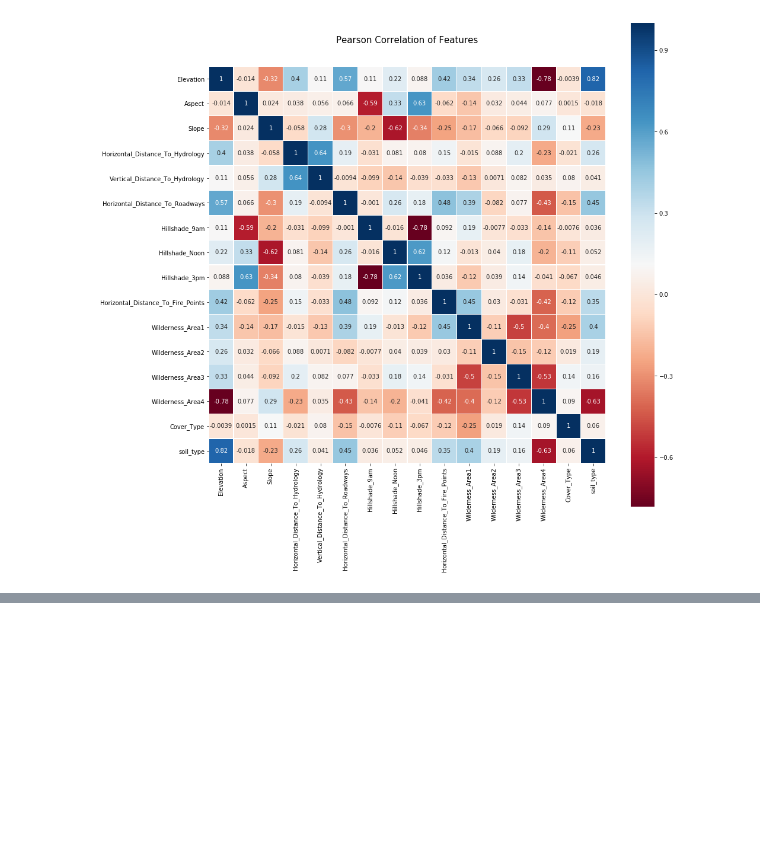
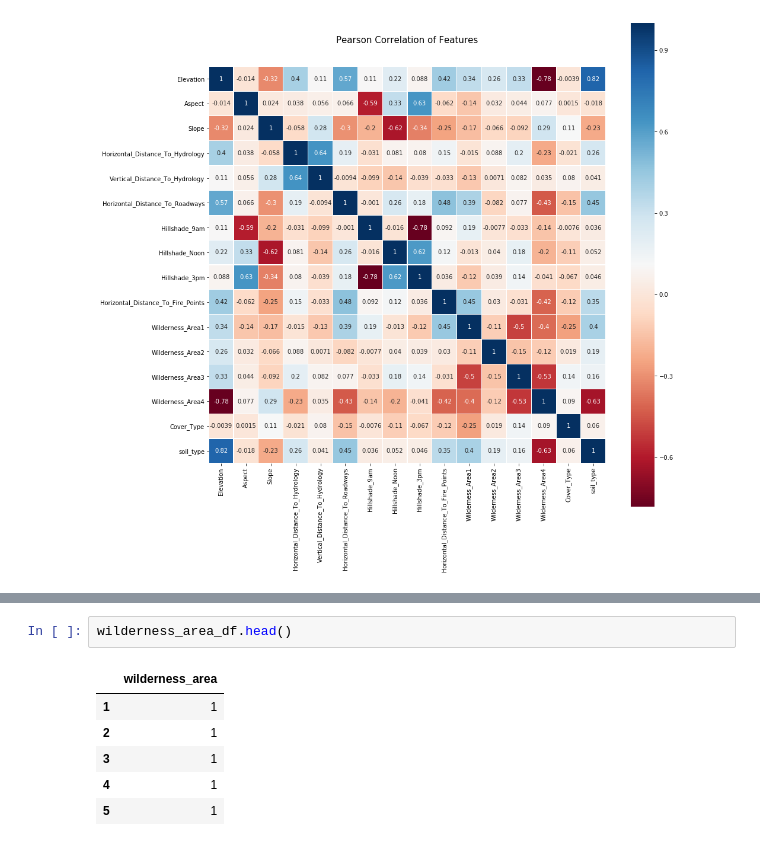
Before and after one commit to k8tems/forest-cover-type-prediction, a Jupyter notebook: 2018-05-14-21-43.ipynb, the cells around one changed output, grey strips where cells are left out. Saved outputs shown, nothing was run; the diff lists cells and outputs as text; blank space fills up the shorter version.

```diff
--- a/2018-05-14-21-43.ipynb
+++ b/2018-05-14-21-43.ipynb
@@ -220,0 +249,9 @@ sns.heatmap(train_df_copy.astype(float).corr(), linewidths=0.1, vmax=1.0, square
+# %%
+wilderness_area_df.head()
+# %% [output]
+|  | wilderness_area |
+| 1 | 1 |
+| 2 | 1 |
+| 3 | 1 |
+| 4 | 1 |
+| 5 | 1 |
```
Also changed, not shown: parts of 15 cells of this notebook.
